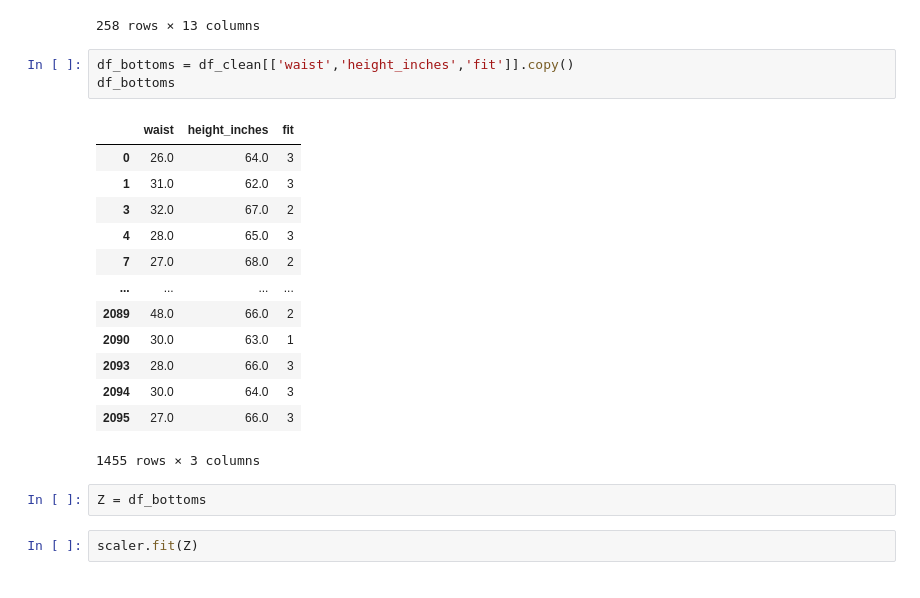
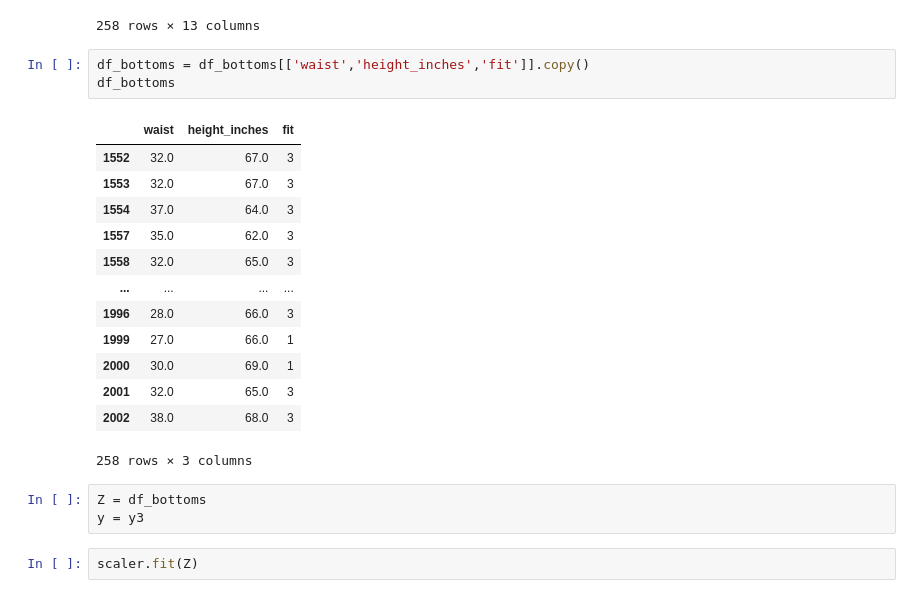
Before and after one commit to emicervantes/FashionDataProject, a Jupyter notebook: Scripts/fashionModeling2.ipynb, the cells around one changed output. Saved outputs shown, nothing was run; the diff lists cells and outputs as text.

```diff
--- a/Scripts/fashionModeling2.ipynb
+++ b/Scripts/fashionModeling2.ipynb
@@ -235,24 +211,25 @@ df_bottoms
 | 2002 | 768741 | 3 | 38.0 | 20 | 4.0 | 4.0 | 48.0 | 42.0 | 68.0 | 5.0 | ... |
 258 rows × 13 columns
 # %%
-df_bottoms = df_clean[['waist','height_inches','fit']].copy()
+df_bottoms = df_bottoms[['waist','height_inches','fit']].copy()
 df_bottoms
 # %% [output]
 |  | waist | height_inches | fit |
-| 0 | 26.0 | 64.0 | 3 |
-| 1 | 31.0 | 62.0 | 3 |
-| 3 | 32.0 | 67.0 | 2 |
-| 4 | 28.0 | 65.0 | 3 |
-| 7 | 27.0 | 68.0 | 2 |
+| 1552 | 32.0 | 67.0 | 3 |
+| 1553 | 32.0 | 67.0 | 3 |
+| 1554 | 37.0 | 64.0 | 3 |
+| 1557 | 35.0 | 62.0 | 3 |
+| 1558 | 32.0 | 65.0 | 3 |
 | ... | ... | ... | ... |
-| 2089 | 48.0 | 66.0 | 2 |
-| 2090 | 30.0 | 63.0 | 1 |
-| 2093 | 28.0 | 66.0 | 3 |
-| 2094 | 30.0 | 64.0 | 3 |
-| 2095 | 27.0 | 66.0 | 3 |
+| 1996 | 28.0 | 66.0 | 3 |
+| 1999 | 27.0 | 66.0 | 1 |
+| 2000 | 30.0 | 69.0 | 1 |
+| 2001 | 32.0 | 65.0 | 3 |
+| 2002 | 38.0 | 68.0 | 3 |
-1455 rows × 3 columns
+258 rows × 3 columns
 # %%
 Z = df_bottoms
+y = y3
 # %%
 scaler.fit(Z)
 # %% [output]
```
Also changed, not shown: parts of 30 cells of this notebook.
